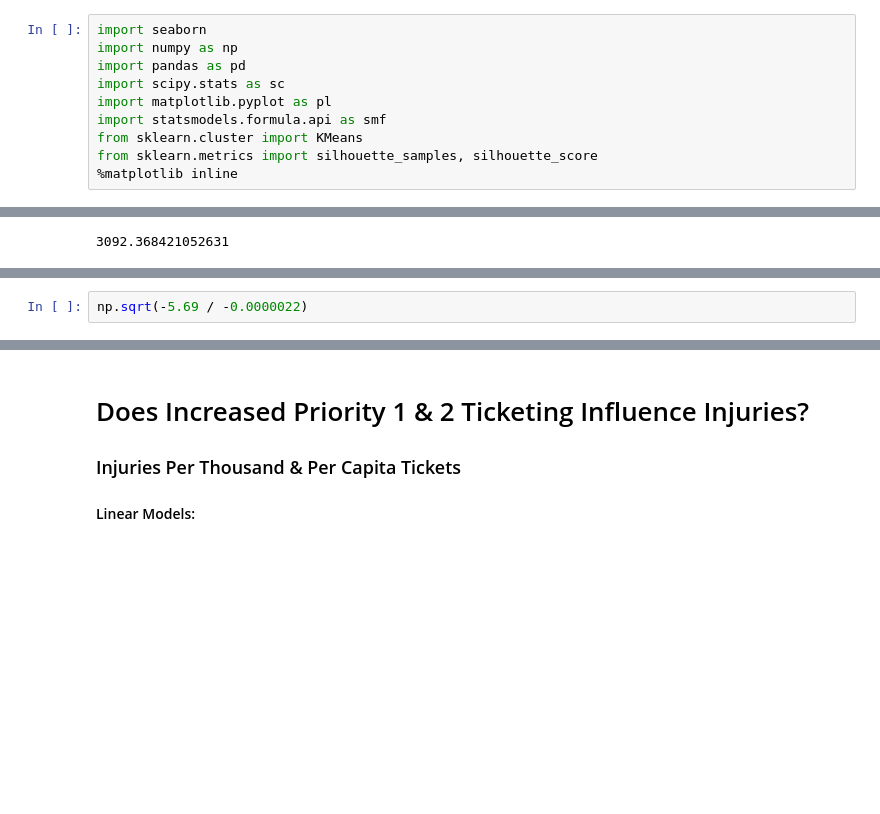
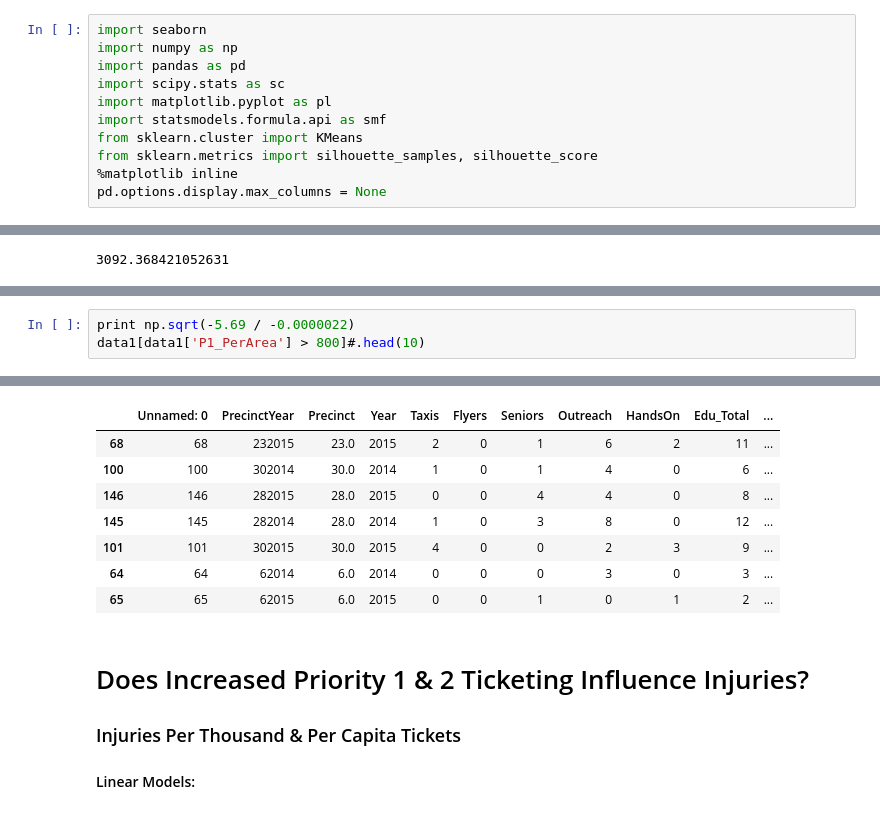
Before and after one commit to anastasiashe/Vision_Zero, a Jupyter notebook: TicketSummonses/04 Results.ipynb, the cells around one changed output, grey strips where cells are left out. Cells and saved outputs as stored; diff of their text form; blank space fills up the shorter version.

```diff
--- a/TicketSummonses/04 Results.ipynb
+++ b/TicketSummonses/04 Results.ipynb
@@ -10,6 +10,7 @@ import statsmodels.formula.api as smf
 from sklearn.cluster import KMeans
 from sklearn.metrics import silhouette_samples, silhouette_score
 %matplotlib inline
+pd.options.display.max_columns = None
 # %% [markdown]
 ### Load Data
 # %%
@@ -431,3 +451,4 @@ ax1.text(1000, 10, '$R^2: 0.048$', fontsize=18, family='serif')
 # %%
-np.sqrt(-5.69 / -0.0000022)
+print np.sqrt(-5.69 / -0.0000022)
+data1[data1['P1_PerArea'] > 800]#.head(10)
 # %% [output]
@@ -435,3 +456,11 @@ np.sqrt(-5.69 / -0.0000022)
+|  | Unnamed: 0 | PrecinctYear | Precinct | Year | Taxis | Flyers | Seniors | Outreach | HandsOn | Edu_Total | ... |
+| 68 | 68 | 232015 | 23.0 | 2015 | 2 | 0 | 1 | 6 | 2 | 11 | ... |
+| 100 | 100 | 302014 | 30.0 | 2014 | 1 | 0 | 1 | 4 | 0 | 6 | ... |
+| 146 | 146 | 282015 | 28.0 | 2015 | 0 | 0 | 4 | 4 | 0 | 8 | ... |
+| 145 | 145 | 282014 | 28.0 | 2014 | 1 | 0 | 3 | 8 | 0 | 12 | ... |
+| 101 | 101 | 302015 | 30.0 | 2015 | 4 | 0 | 0 | 2 | 3 | 9 | ... |
+| 64 | 64 | 62014 | 6.0 | 2014 | 0 | 0 | 0 | 3 | 0 | 3 | ... |
+| 65 | 65 | 62015 | 6.0 | 2015 | 0 | 0 | 1 | 0 | 1 | 2 | ... |
 # %% [markdown]
 # Does Increased Priority 1 & 2 Ticketing Influence Injuries?
 ### Injuries Per Thousand & Per Capita Tickets
```
Also changed, not shown: parts of 11 cells of this notebook, 8 other files.
